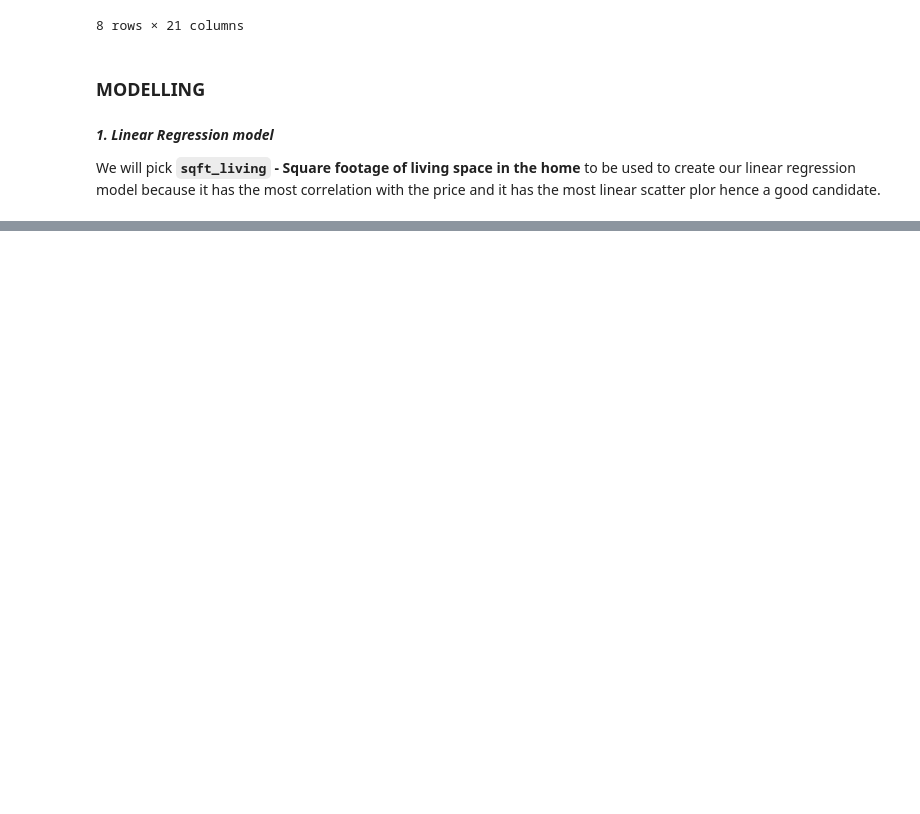
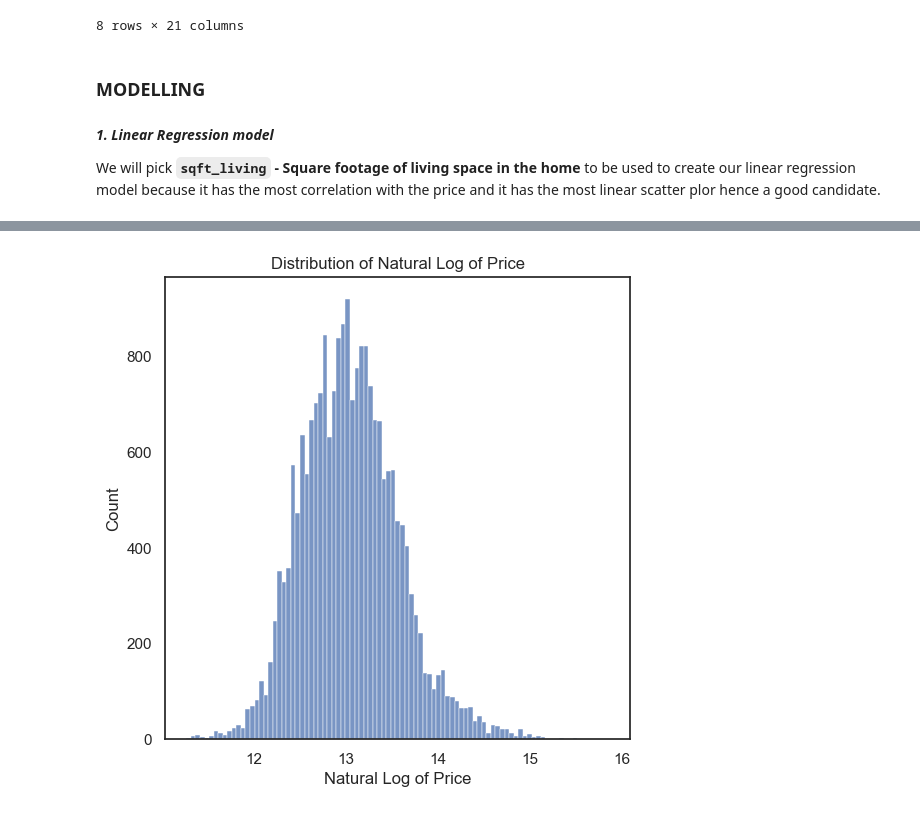
Before and after one commit to JEr1yAnalst/dsc-phase-2project_group7, a Jupyter notebook: student.ipynb, the cells around one changed output, grey strips where cells are left out. Saved outputs shown, nothing was run; the diff lists cells and outputs as text; code cells hidden in the pictures; blank space fills up the shorter version.

```diff
--- a/student.ipynb
+++ b/student.ipynb
@@ -688,0 +786,11 @@ We will pick **`sqft_living` - Square footage of living space in the home** to b
+# %%
+#view distribution of log base e for price using histogram
+sns.set(style = 'white')
+fig, ax = plt.subplots(figsize = (6,6))
+sns.histplot(data = df, x = 'log_price', palette = 'Dark')
+ax.set_xlabel('Natural Log of Price')
+ax.set_ylabel('Count')
+ax.set_title('Distribution of Natural Log of Price')
+plt.show()
+# %% [output]
+[figure, added]
```
Also changed, not shown: parts of 26 cells of this notebook.
